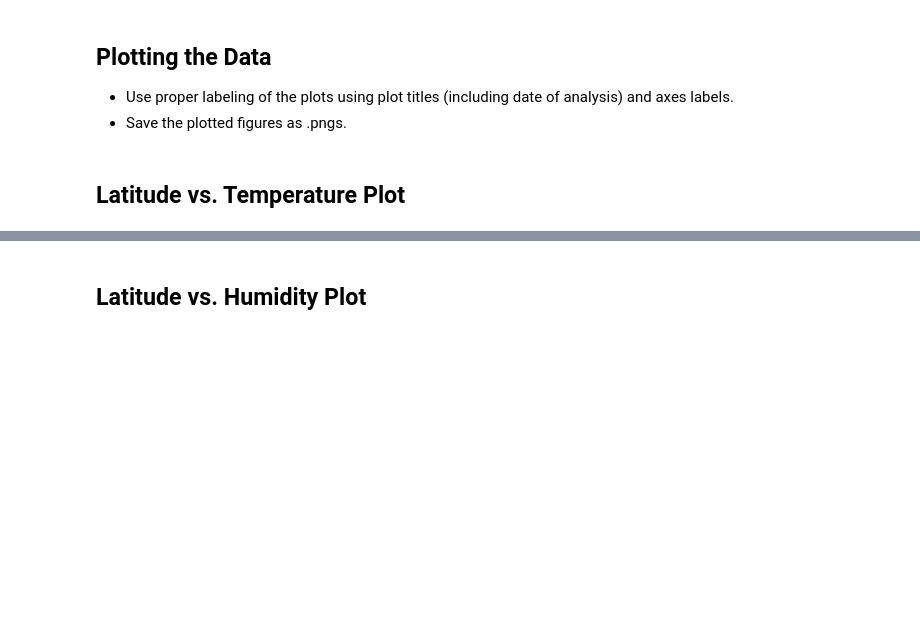
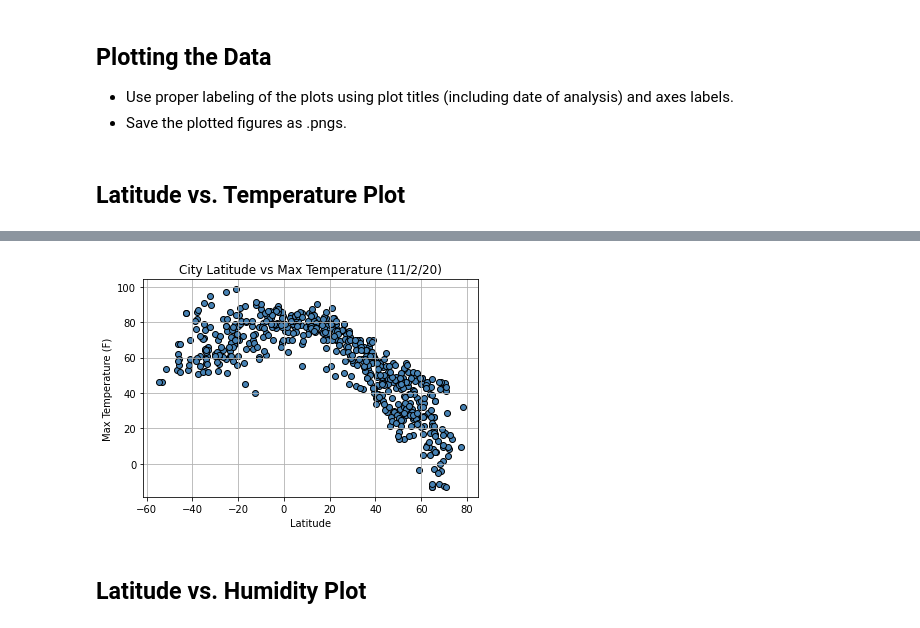
Before and after one commit to fisher1916/Python-API-Challenge, a Jupyter notebook: WeatherPy/WeatherPy.ipynb, the cells around one changed output, grey strips where cells are left out. Saved outputs shown, nothing was run; the diff lists cells and outputs as text; code cells hidden in the pictures; blank space fills up the shorter version.

Commit message:
weatherpy completed

```diff
--- a/WeatherPy/WeatherPy.ipynb
+++ b/WeatherPy/WeatherPy.ipynb
@@ -85,13 +85,13 @@ set_count = 1
 # %%
 # Save config information
 url = "http://api.openweathermap.org/data/2.5/weather?"
-query_url = f"{url}appid={weather_api_key}&q="
 units = "imperial"
+query_url = f"{url}appid={weather_api_key}&units={units}&q="
+
 
 # Get weather data
 for city in cities:
     response = requests.get(query_url + city)
 
-
 weather_json = response.json()
 pprint(weather_json)
@@ -175,0 +214,12 @@ Data Retrieval Complete
+# %%
+weather_data = pd.DataFrame({"City": city_name,
+                             "Lat": lat,
+                             "Lng": lng,
+                             "Max Temp": max_temp,
+                             "Humidity": humidity,
+                             "Cloudiness": cloudiness,
+                            "Wind Speed": wind_speed,
+                            "Country": country,
+                            "Date": get_date
+                            })
+weather_data
@@ -196,0 +271,5 @@ Int64Index([], dtype='int64')
+# %%
+# Make a new DataFrame equal to the city data to drop all humidity outliers by index.
+
+clean_city_data = weather_data.drop(weather_data[weather_data['Humidity'] > 100].index, inplace = False)
+clean_city_data
@@ -216,2 +315,13 @@ Int64Index([], dtype='int64')
+# %%
+plt.scatter(clean_city_data['Lat'], clean_city_data['Max Temp'], marker='o', color= 'steelblue', edgecolor="black")
+plt.grid()
+plt.title("City Latitude vs Max Temperature (11/2/20)")
+plt.ylabel("Max Temperature (F)")
+plt.xlabel("Latitude")
+
+plt.savefig("../Graphs/Temp vs Latitude.png")
+plt.show()
+# %% [output]
+[figure, added]
 # %% [markdown]
 ## Latitude vs. Humidity Plot
```
Also changed, not shown: parts of 42 cells of this notebook, 6 other files.
